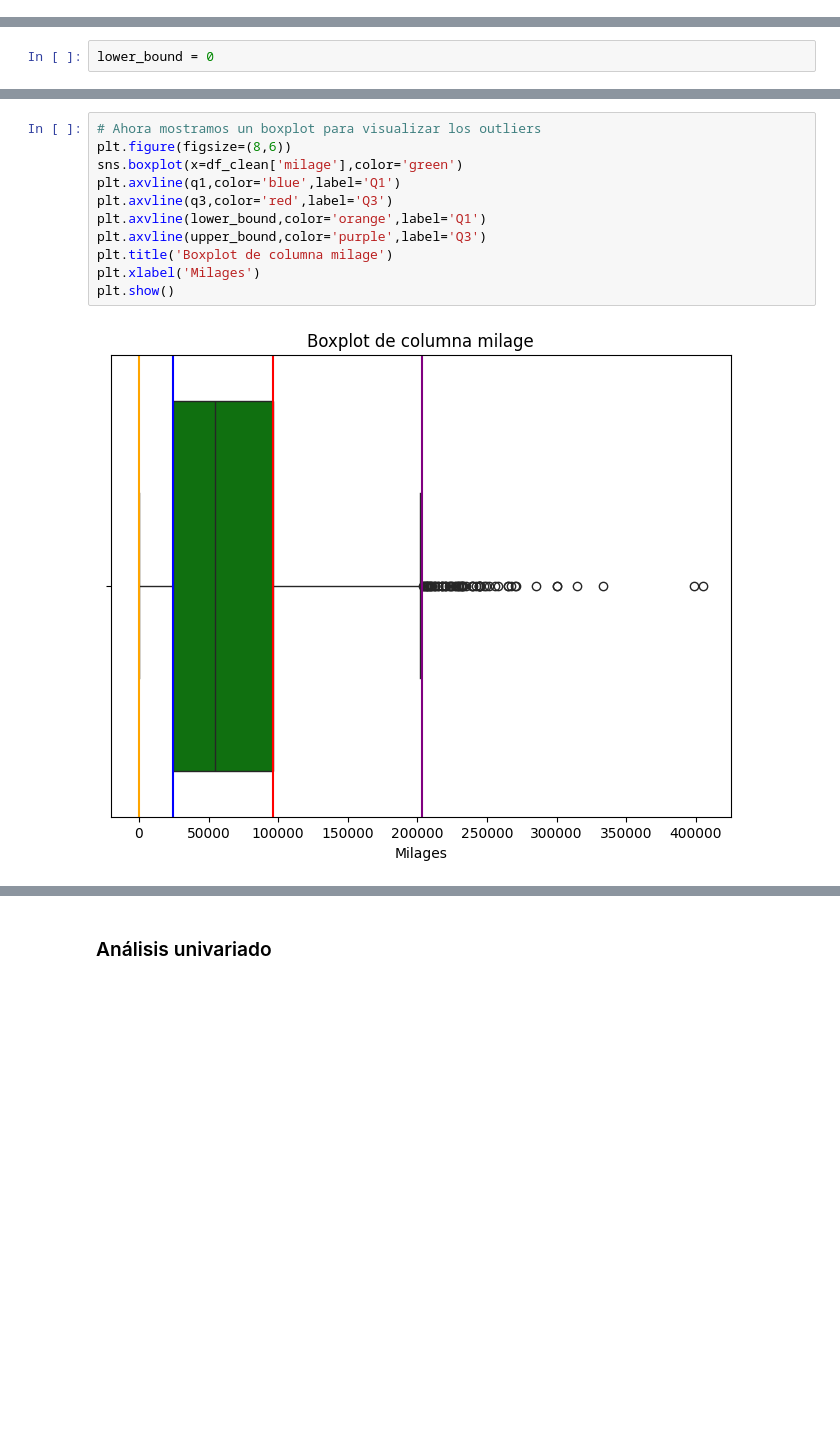
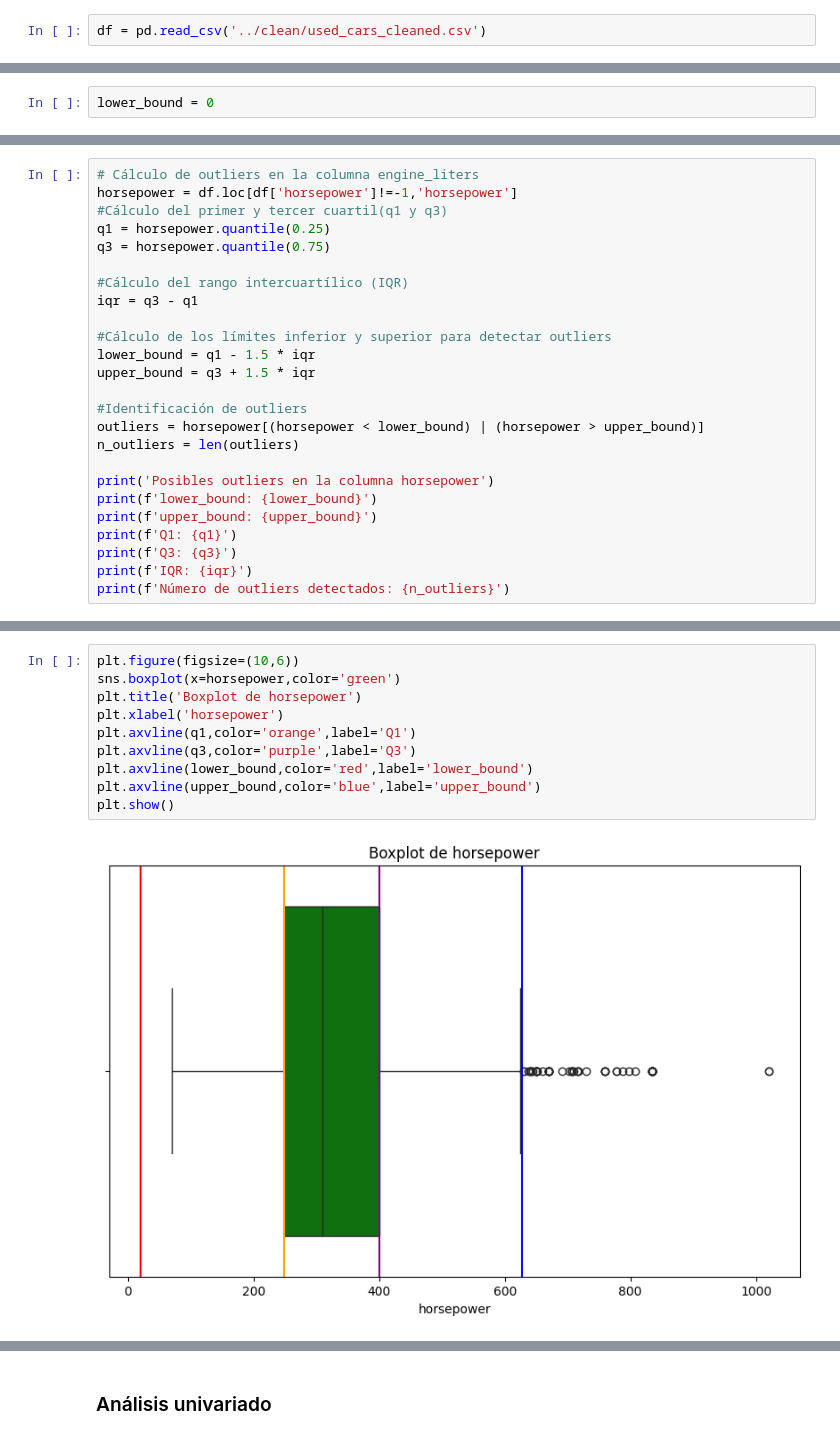
Before and after one commit to Bootcamp-Data-Analyst/Problema-de-regresi-n, a Jupyter notebook: EDA.ipynb, the cells around one changed output, grey strips where cells are left out. Saved outputs shown, nothing was run; the diff lists cells and outputs as text; blank space fills up the shorter version.

```diff
--- a/EDA.ipynb
+++ b/EDA.ipynb
@@ -89,0 +15,2 @@ Como las millas no pueden ser negativas, establecemos el lower_bound a cero
+# %%
+df = pd.read_csv('../clean/used_cars_cleaned.csv')
@@ -91,0 +275,25 @@ lower_bound = 0
+# %%
+# Cálculo de outliers en la columna engine_liters
+horsepower = df.loc[df['horsepower']!=-1,'horsepower']
+#Cálculo del primer y tercer cuartil(q1 y q3)
+q1 = horsepower.quantile(0.25)
+q3 = horsepower.quantile(0.75)
+
+#Cálculo del rango intercuartílico (IQR)
+iqr = q3 - q1
+
+#Cálculo de los límites inferior y superior para detectar outliers
+lower_bound = q1 - 1.5 * iqr
+upper_bound = q3 + 1.5 * iqr
+
+#Identificación de outliers
+outliers = horsepower[(horsepower < lower_bound) | (horsepower > upper_bound)]
+n_outliers = len(outliers)
+
+print('Posibles outliers en la columna horsepower')
+print(f'lower_bound: {lower_bound}')
+print(f'upper_bound: {upper_bound}')
+print(f'Q1: {q1}')
+print(f'Q3: {q3}')
+print(f'IQR: {iqr}')
+print(f'Número de outliers detectados: {n_outliers}')
@@ -92,13 +308,12 @@ lower_bound = 0
 # %%
-# Ahora mostramos un boxplot para visualizar los outliers
-plt.figure(figsize=(8,6))
-sns.boxplot(x=df_clean['milage'],color='green')
-plt.axvline(q1,color='blue',label='Q1')
-plt.axvline(q3,color='red',label='Q3')
-plt.axvline(lower_bound,color='orange',label='Q1')
-plt.axvline(upper_bound,color='purple',label='Q3')
-plt.title('Boxplot de columna milage')
-plt.xlabel('Milages')
+plt.figure(figsize=(10,6))
+sns.boxplot(x=horsepower,color='green')
+plt.title('Boxplot de horsepower')
+plt.xlabel('horsepower')
+plt.axvline(q1,color='orange',label='Q1')
+plt.axvline(q3,color='purple',label='Q3')
+plt.axvline(lower_bound,color='red',label='lower_bound')
+plt.axvline(upper_bound,color='blue',label='upper_bound')
 plt.show()
 # %% [output]
-[figure, old version]
+[figure, new version]
```
Also changed, not shown: parts of 142 cells of this notebook.
